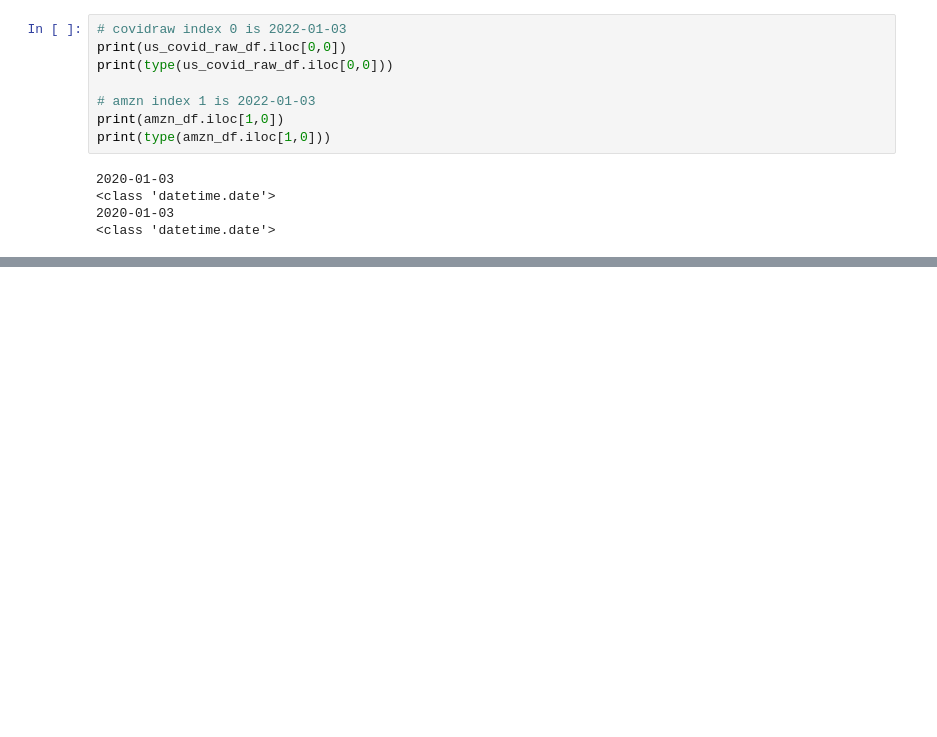
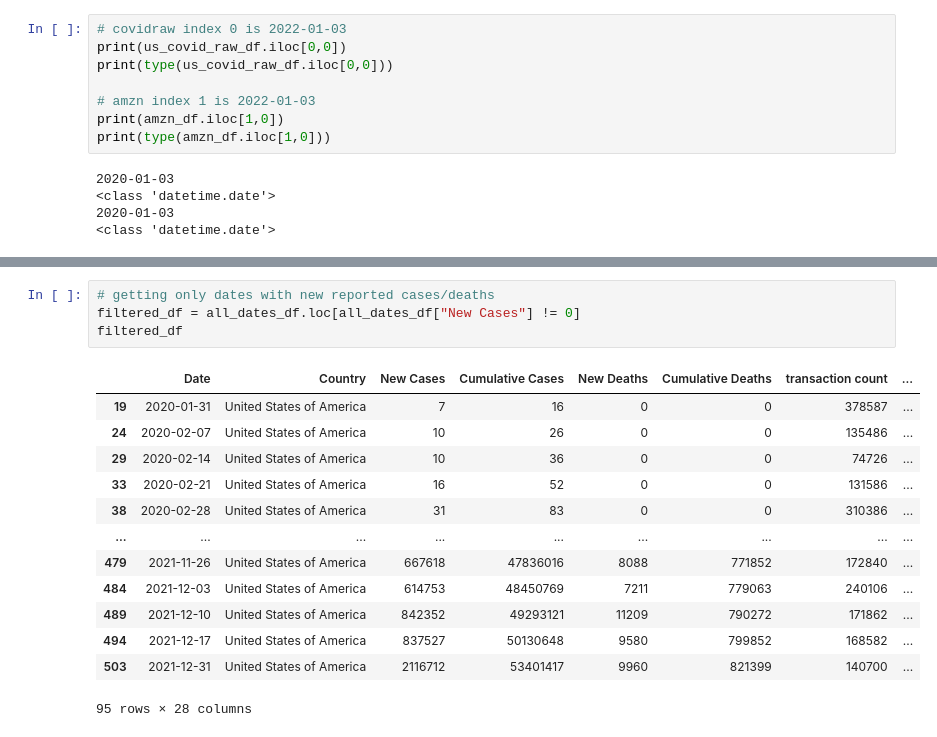
Before and after one commit to lamotteBootcamp/Amazon_profit_analysis_in_Covid_pandemic, a Jupyter notebook: Sam/amazondataclean.ipynb, the cells around one changed output, grey strips where cells are left out. Drawn from its saved outputs; the diff is of its cells as text; blank space fills up the shorter version.

```diff
--- a/Sam/amazondataclean.ipynb
+++ b/Sam/amazondataclean.ipynb
@@ -102,0 +155,18 @@ filtered_df.head()
+# %%
+# getting only dates with new reported cases/deaths
+filtered_df = all_dates_df.loc[all_dates_df["New Cases"] != 0]
+filtered_df
+# %% [output]
+|  | Date | Country | New Cases | Cumulative Cases | New Deaths | Cumulative Deaths | transaction count | ... |
+| 19 | 2020-01-31 | United States of America | 7 | 16 | 0 | 0 | 378587 | ... |
+| 24 | 2020-02-07 | United States of America | 10 | 26 | 0 | 0 | 135486 | ... |
+| 29 | 2020-02-14 | United States of America | 10 | 36 | 0 | 0 | 74726 | ... |
+| 33 | 2020-02-21 | United States of America | 16 | 52 | 0 | 0 | 131586 | ... |
+| 38 | 2020-02-28 | United States of America | 31 | 83 | 0 | 0 | 310386 | ... |
+| ... | ... | ... | ... | ... | ... | ... | ... | ... |
+| 479 | 2021-11-26 | United States of America | 667618 | 47836016 | 8088 | 771852 | 172840 | ... |
+| 484 | 2021-12-03 | United States of America | 614753 | 48450769 | 7211 | 779063 | 240106 | ... |
+| 489 | 2021-12-10 | United States of America | 842352 | 49293121 | 11209 | 790272 | 171862 | ... |
+| 494 | 2021-12-17 | United States of America | 837527 | 50130648 | 9580 | 799852 | 168582 | ... |
+| 503 | 2021-12-31 | United States of America | 2116712 | 53401417 | 9960 | 821399 | 140700 | ... |
+95 rows × 28 columns
```
Also changed, not shown: parts of 6 cells of this notebook.
